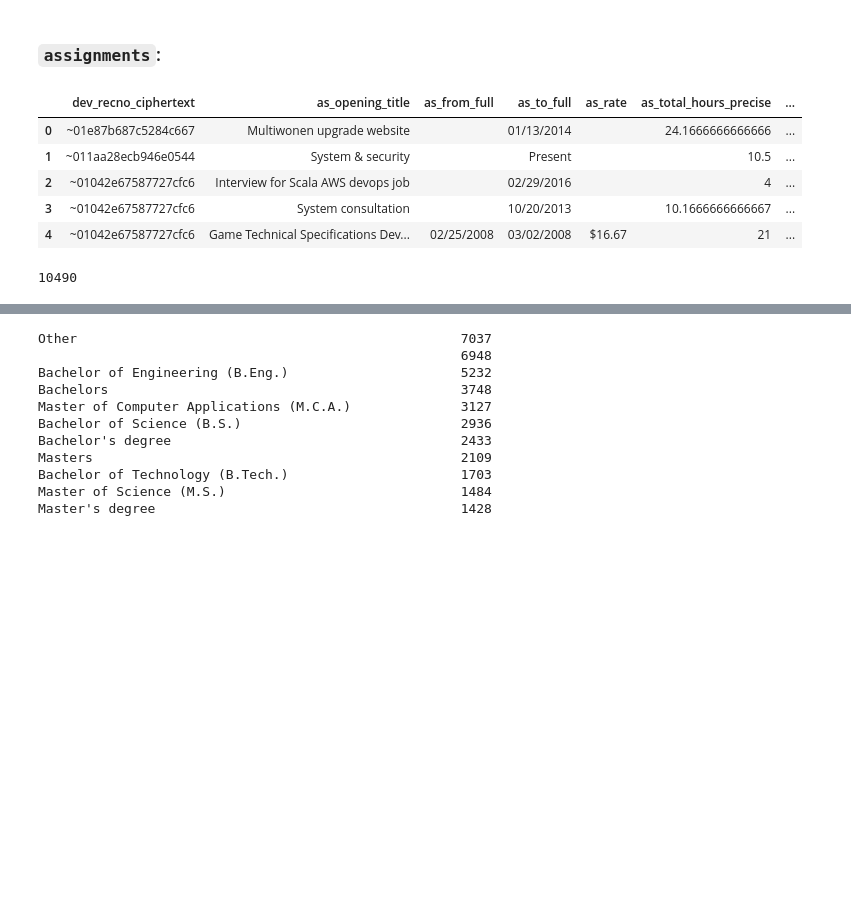
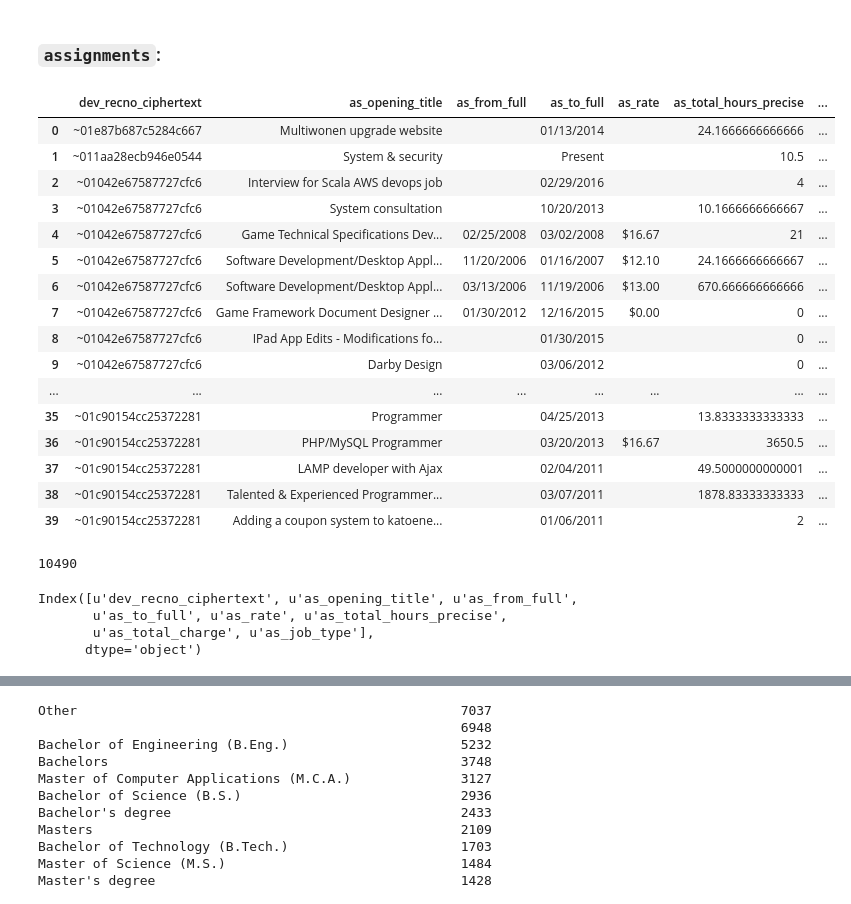
Before and after one commit to jerrystsai/project-upwork, a Jupyter notebook: code/eda/make_profiles_anly_set.ipynb, the cells around one changed output, grey strips where cells are left out. Saved outputs shown, nothing was run; the diff lists cells and outputs as text; code cells hidden in the pictures; blank space fills up the shorter version.

```diff
--- a/code/eda/make_profiles_anly_set.ipynb
+++ b/code/eda/make_profiles_anly_set.ipynb
@@ -306,14 +307,25 @@ for index, assignments_tuple in enumerate(as_profiles_df[['dev_recno_ciphertext'
 jobs_df = pd.DataFrame(jobs_tuples)
 jobs_df.columns = ['dev_recno_ciphertext'] + key_list
 # %%
-jobs_df.head()
+jobs_df.head(40)
 # %% [output]
 |  | dev_recno_ciphertext | as_opening_title | as_from_full | as_to_full | as_rate | as_total_hours_precise | ... |
 | 0 | ~01e87b687c5284c667 | Multiwonen upgrade website |  | 01/13/2014 |  | 24.1666666666666 | ... |
 | 1 | ~011aa28ecb946e0544 | System & security |  | Present |  | 10.5 | ... |
 | 2 | ~01042e67587727cfc6 | Interview for Scala AWS devops job |  | 02/29/2016 |  | 4 | ... |
 | 3 | ~01042e67587727cfc6 | System consultation |  | 10/20/2013 |  | 10.1666666666667 | ... |
 | 4 | ~01042e67587727cfc6 | Game Technical Specifications Dev... | 02/25/2008 | 03/02/2008 | $16.67 | 21 | ... |
+| 5 | ~01042e67587727cfc6 | Software Development/Desktop Appl... | 11/20/2006 | 01/16/2007 | $12.10 | 24.1666666666667 | ... |
+| 6 | ~01042e67587727cfc6 | Software Development/Desktop Appl... | 03/13/2006 | 11/19/2006 | $13.00 | 670.666666666666 | ... |
+| 7 | ~01042e67587727cfc6 | Game Framework Document Designer ... | 01/30/2012 | 12/16/2015 | $0.00 | 0 | ... |
+| 8 | ~01042e67587727cfc6 | IPad App Edits - Modifications fo... |  | 01/30/2015 |  | 0 | ... |
+| 9 | ~01042e67587727cfc6 | Darby Design |  | 03/06/2012 |  | 0 | ... |
+| ... | ... | ... | ... | ... | ... | ... | ... |
+| 35 | ~01c90154cc25372281 | Programmer |  | 04/25/2013 |  | 13.8333333333333 | ... |
+| 36 | ~01c90154cc25372281 | PHP/MySQL Programmer |  | 03/20/2013 | $16.67 | 3650.5 | ... |
+| 37 | ~01c90154cc25372281 | LAMP developer with Ajax |  | 02/04/2011 |  | 49.5000000000001 | ... |
+| 38 | ~01c90154cc25372281 | Talented & Experienced Programmer... |  | 03/07/2011 |  | 1878.83333333333 | ... |
+| 39 | ~01c90154cc25372281 | Adding a coupon system to katoene... |  | 01/06/2011 |  | 2 | ... |
 # %%
 jobs_df['dev_recno_ciphertext'].nunique()
 # %% [output]
@@ -341,0 +347,7 @@ for index, skills_tuple in enumerate(skills_tuples):
+# %%
+jobs_df.columns
+# %% [output]
+Index([u'dev_recno_ciphertext', u'as_opening_title', u'as_from_full',
+       u'as_to_full', u'as_rate', u'as_total_hours_precise',
+       u'as_total_charge', u'as_job_type'],
+      dtype='object')
```
Also changed, not shown: parts of 6 cells of this notebook, 6 other files.
